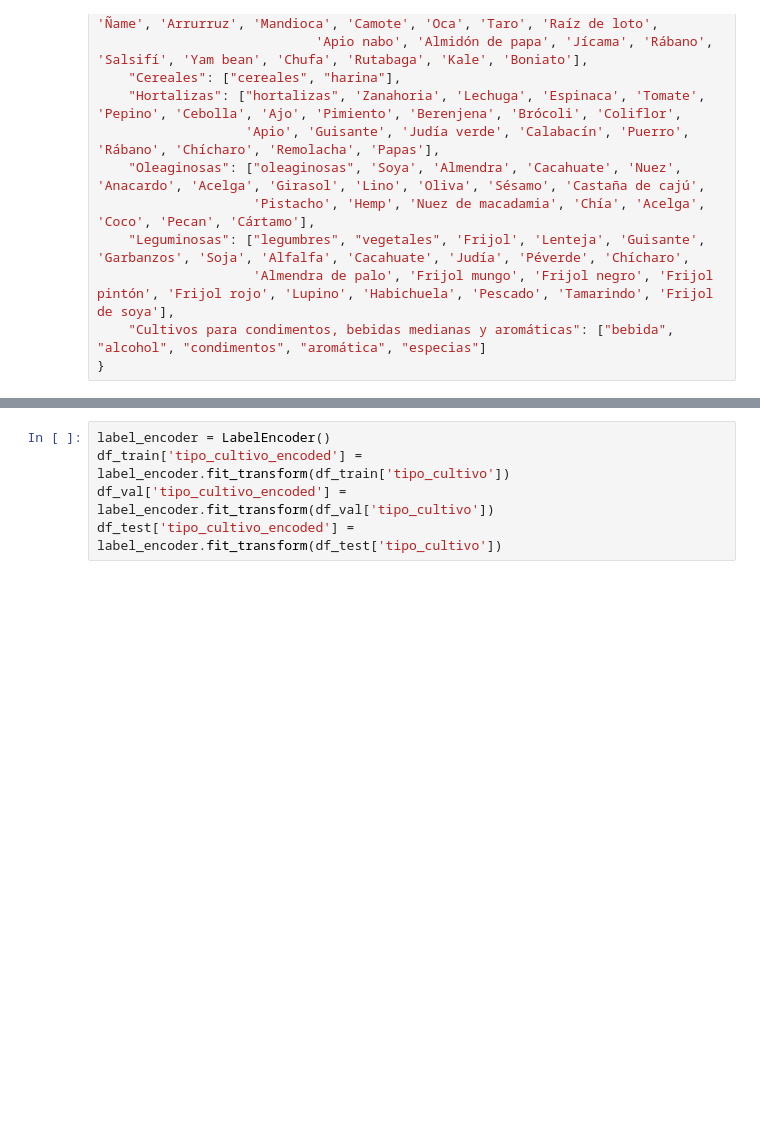
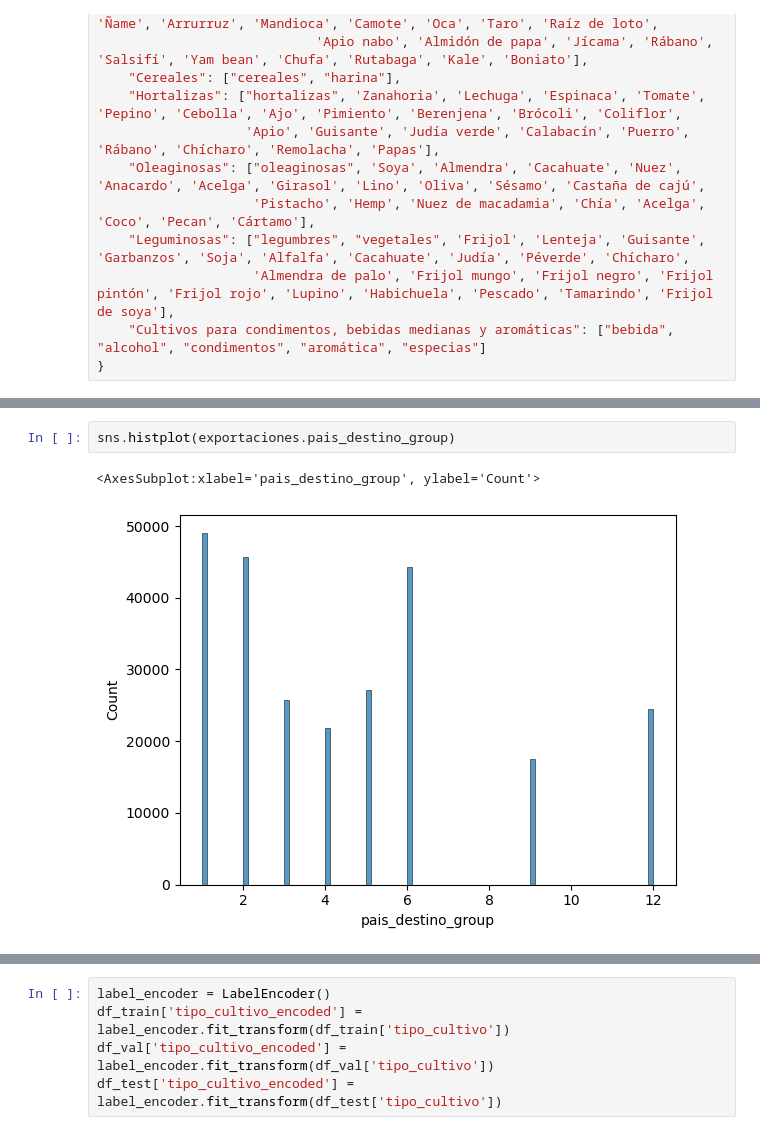
Before and after one commit to eli12gran/Datos_a_la_U, a Jupyter notebook: modelsML_EGR/ML_models.ipynb, the cells around one changed output, grey strips where cells are left out. Drawn from its saved outputs; the diff is of its cells as text; blank space fills up the shorter version.

```diff
--- a/modelsML_EGR/ML_models.ipynb
+++ b/modelsML_EGR/ML_models.ipynb
@@ -162,0 +183,5 @@ df_test = asignar_grupos_por_frecuencia(df_test)
+# %%
+sns.histplot(exportaciones.pais_destino_group)
+# %% [output]
+<AxesSubplot:xlabel='pais_destino_group', ylabel='Count'>
+[figure, added]
```
Also changed, not shown: parts of 44 cells of this notebook, 2 other files.
